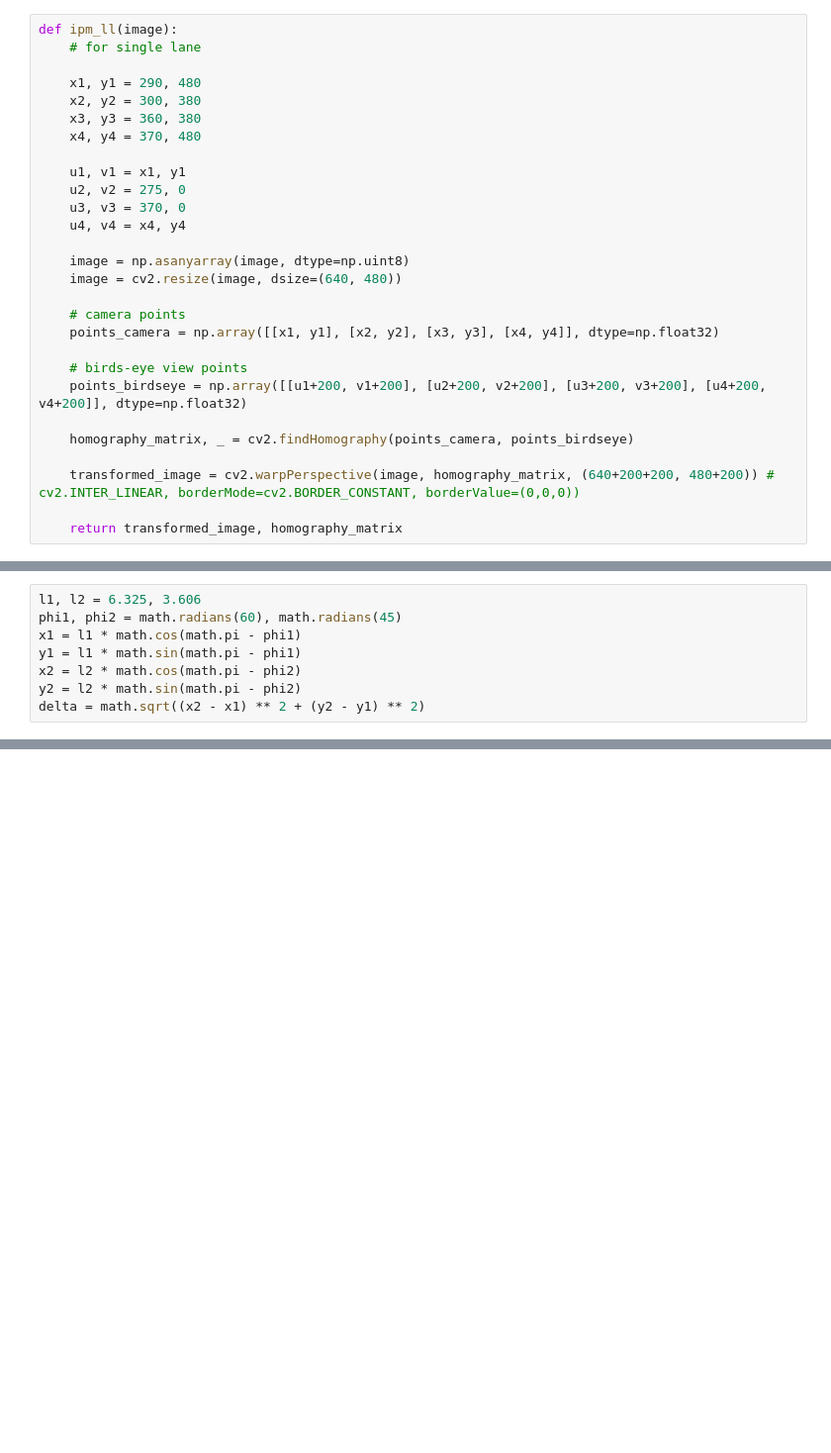
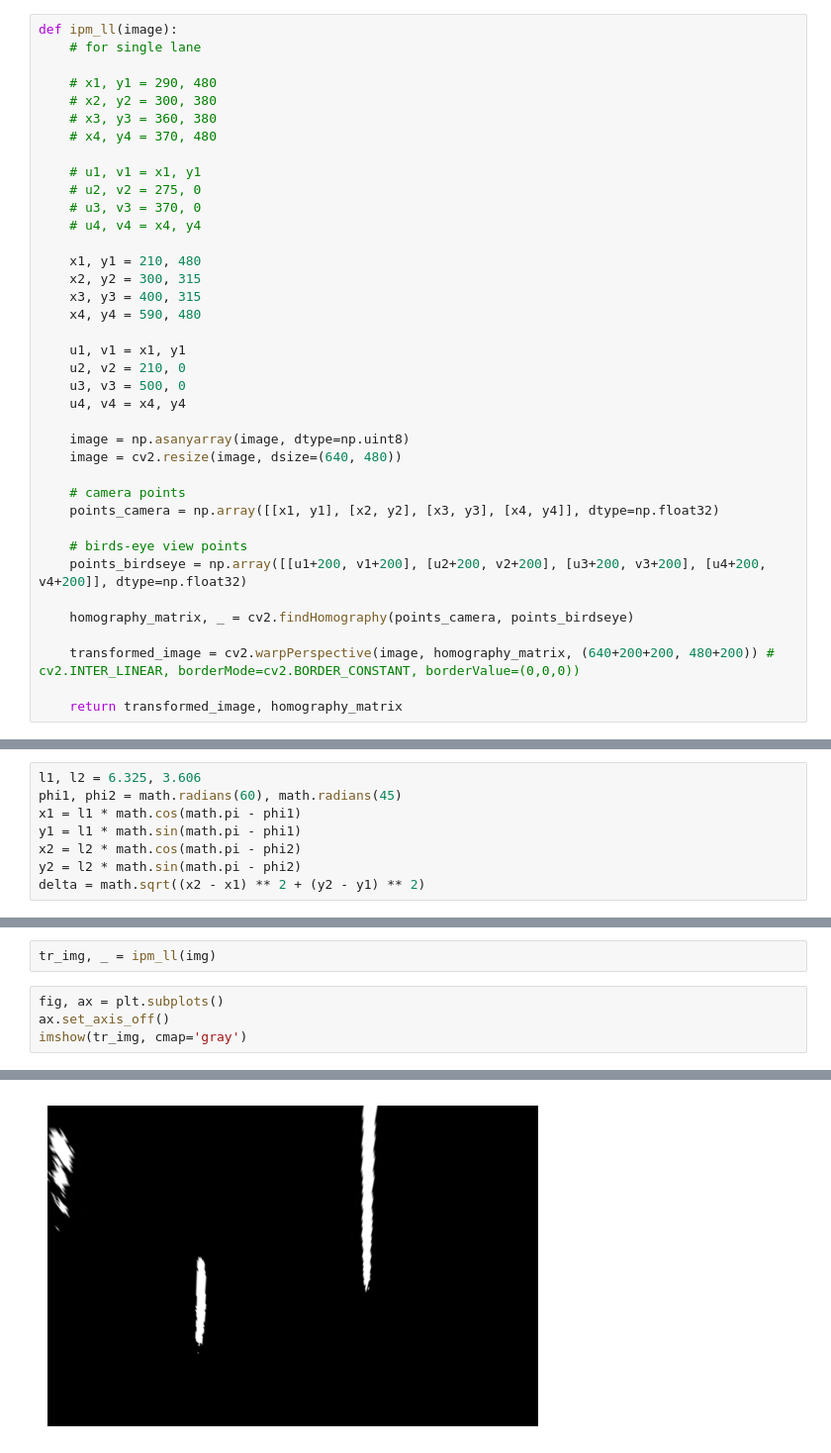
Before and after one commit to legonko/Final-project, a Jupyter notebook: test_car.ipynb, the cells around one changed output, grey strips where cells are left out. Shown at 99% size. Saved outputs shown, nothing was run; the diff lists cells and outputs as text; blank space fills up the shorter version.

```diff
--- a/lib/utils/test_car.ipynb
+++ b/test_car.ipynb
@@ -203,14 +203,24 @@ ng.get_weight()
 def ipm_ll(image):
     # for single lane
 
-    x1, y1 = 290, 480
-    x2, y2 = 300, 380
-    x3, y3 = 360, 380
-    x4, y4 = 370, 480
+    # x1, y1 = 290, 480
+    # x2, y2 = 300, 380
+    # x3, y3 = 360, 380
+    # x4, y4 = 370, 480
+
+    # u1, v1 = x1, y1
+    # u2, v2 = 275, 0
+    # u3, v3 = 370, 0
+    # u4, v4 = x4, y4
+
+    x1, y1 = 210, 480
+    x2, y2 = 300, 315
+    x3, y3 = 400, 315
+    x4, y4 = 590, 480
 
     u1, v1 = x1, y1
-    u2, v2 = 275, 0
-    u3, v3 = 370, 0
+    u2, v2 = 210, 0
+    u3, v3 = 500, 0
     u4, v4 = x4, y4
 
     image = np.asanyarray(image, dtype=np.uint8)
@@ -296,0 +316,7 @@ delta = math.sqrt((x2 - x1) ** 2 + (y2 - y1) ** 2)
+# %%
+tr_img, _ = ipm_ll(img)
+# %%
+fig, ax = plt.subplots()
+ax.set_axis_off()
+imshow(tr_img, cmap='gray')
+# %% [output]
@@ -296,0 +324 @@ delta = math.sqrt((x2 - x1) ** 2 + (y2 - y1) ** 2)
+[figure, added]
```
Also changed, not shown: parts of 5 cells of this notebook, 38 other files.
